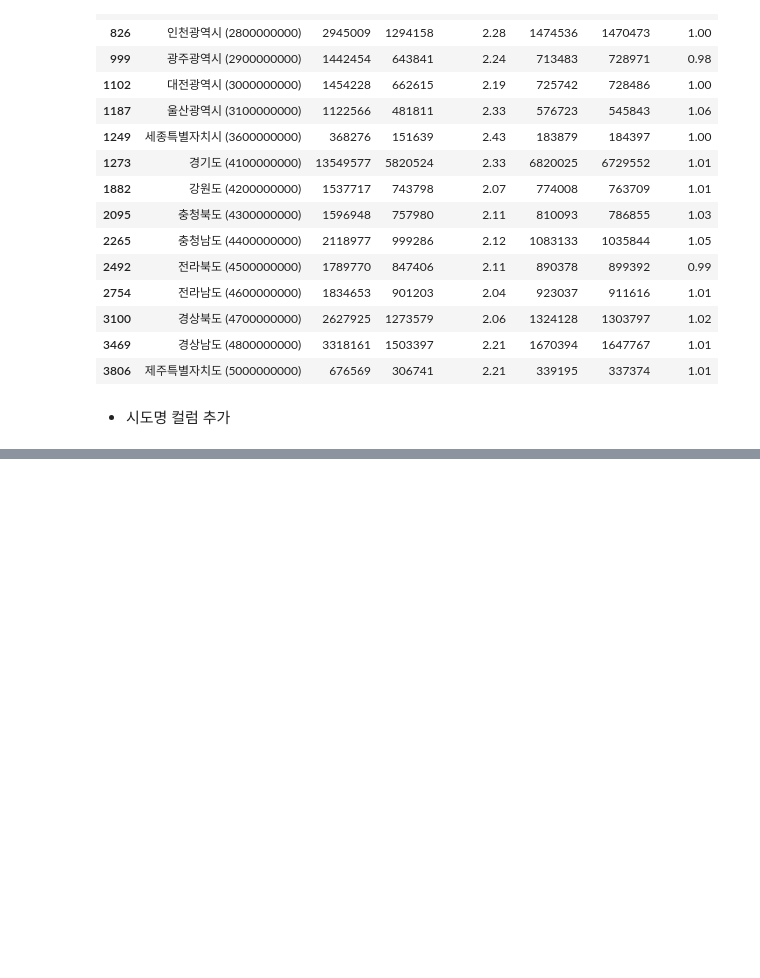
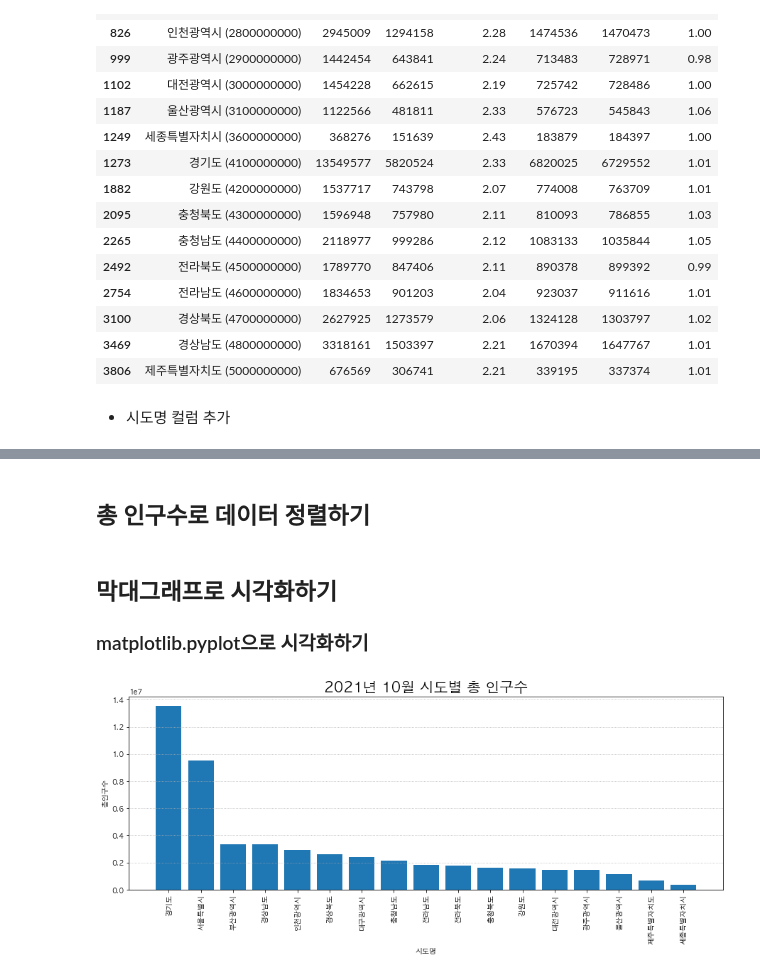
Before and after one commit to limetree-indigo/python-visualization, a Jupyter notebook: 11 지역별 인구구조 시각화/11 지역별 인구구조 시각화.ipynb, the cells around one changed output, grey strips where cells are left out. Drawn from its saved outputs; the diff is of its cells as text; code cells hidden in the pictures; blank space fills up the shorter version.

```diff
--- a/11 지역별 인구구조 시각화/11 지역별 인구구조 시각화.ipynb
+++ b/11 지역별 인구구조 시각화/11 지역별 인구구조 시각화.ipynb
@@ -115,0 +120,20 @@ df_sido.head(3)
+# %% [markdown]
+## 총 인구수로 데이터 정렬하기
+# %%
+df_sido = df_sido.sort_values('총인구수', ascending=False)
+# %% [markdown]
+## 막대그래프로 시각화하기
+### matplotlib.pyplot으로 시각화하기
+# %%
+plt.rcParams['figure.figsize']=(15,5)
+
+plt.bar(df_sido['시도명'], df_sido['총인구수'])
+plt.xticks(rotation=90)
+plt.title('2021년 10월 시도별 총 인구수', size=20)
+
+plt.xlabel('시도명')
+plt.ylabel('총인구수')
+plt.grid(axis='y', ls=':')
+plt.show()
+# %% [output]
+[figure, added]
```
Also changed, not shown: parts of 5 cells of this notebook.
